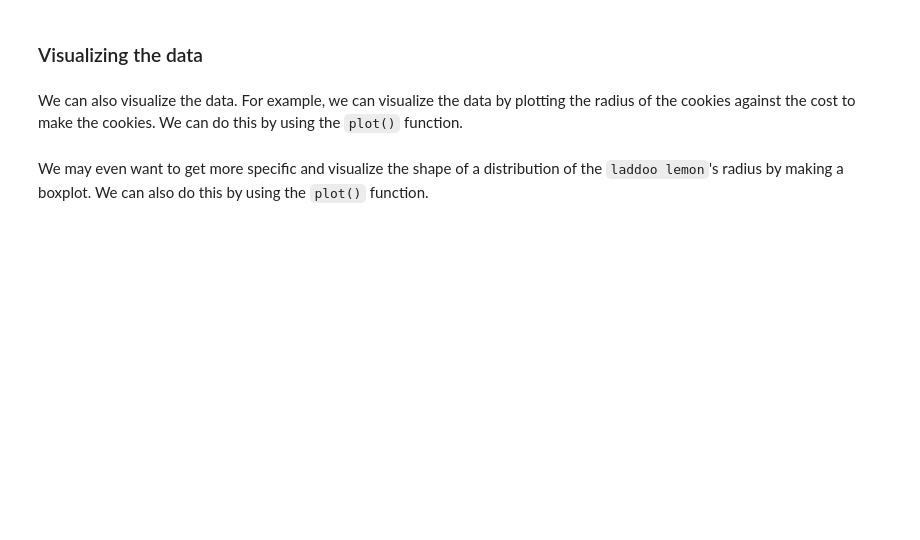
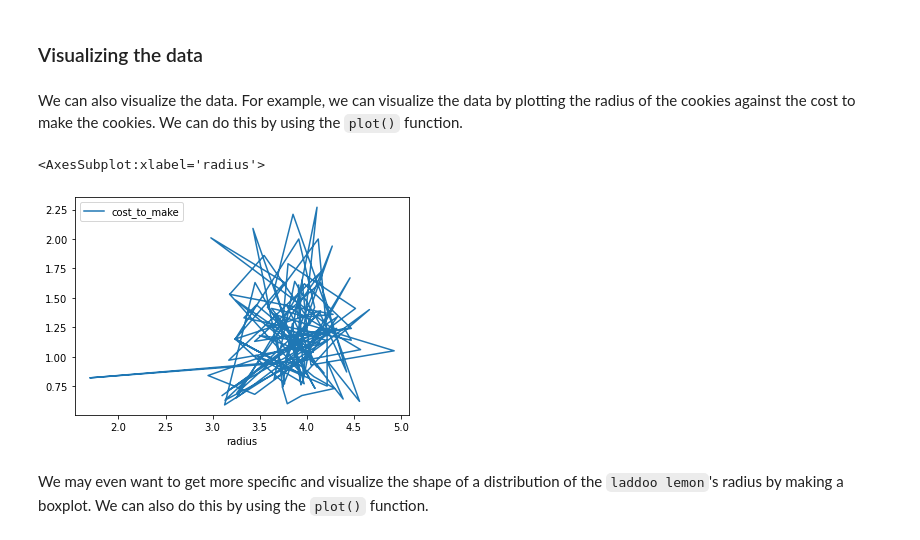
Before and after one commit to gallettilance/Data-Science-Fundamentals, a Jupyter notebook: labs/lab-02/lab02.ipynb, the cells around one changed output. Saved outputs shown, nothing was run; the diff lists cells and outputs as text; code cells hidden in the pictures; blank space fills up the shorter version.

```diff
--- a/labs/lab-02/lab02.ipynb
+++ b/labs/lab-02/lab02.ipynb
@@ -223,5 +214,6 @@ For example, let's try changing `"bad berry bunny"` to `"bbb"`.
 # %%
 #TODO: change bad berry bunny data elements to "bbb"
 
-cookies['cookie'].replace("bad berry bunny", "bbb")
+cookies['cookie'] = cookies['cookie'].replace("bad berry bunny", "bbb")
+print(cookies.head(10))
 # %% [output]
@@ -242,4 +239,5 @@ We may even like the original names better, but we may want to get rid of the sp
 # %%
 #TODO: adjust orange ozuna as described
 
-cookies['cookie']
+cookies['cookie'] = cookies['cookie'].str.replace(' ', '_')
+print(cookies.head(10)['cookie'])
@@ -248,6 +258,8 @@ We may even just want to keep the first word of the cookie name. For example, we
 # %%
 #TODO: adjust all cookies so only the first word
 # is used as the cookie name
+
+cookies['cookie'] = cookies['cookie'].str.split('_').str[0]
 # %% [markdown]
 Another thing that may come to mind is that maybe getting flour could cost more money due to inflation, so we have to adjust our `cost_to_make` values. We can do this by using the `apply()` function on the `cost_to_make` column.
 # %%
@@ -286,3 +416,6 @@ We may also want to aggregate the data. For example, we can aggregate the data b
 # %%
 #TODO: add a column to the dataframe that is the
 # calories per radius
+
+cookies['calories per radius'] = cookies.apply(lambda cookie: cookie['calories'] / cookie['radius'], axis = 1)
+print(cookies.head(10))
@@ -296,6 +463,12 @@ Or we can just get rid of this column if we find it useless. We can do this by u
 We can also visualize the data. For example, we can visualize the data by plotting the radius of the cookies against the cost to make the cookies. We can do this by using the `plot()` function.
 # %%
 #TODO: plot the radius (x) versus cost to make (y)
+import matplotlib
+
+cookies.plot('radius', 'cost_to_make')
+# %% [output]
+<AxesSubplot:xlabel='radius'>
+[figure, added]
 # %% [markdown]
 We may even want to get more specific and visualize the shape of a distribution of the `laddoo lemon`'s radius by making a boxplot. We can also do this by using the `plot()` function.
 # %%
```
Also changed, not shown: parts of 29 cells of this notebook.
